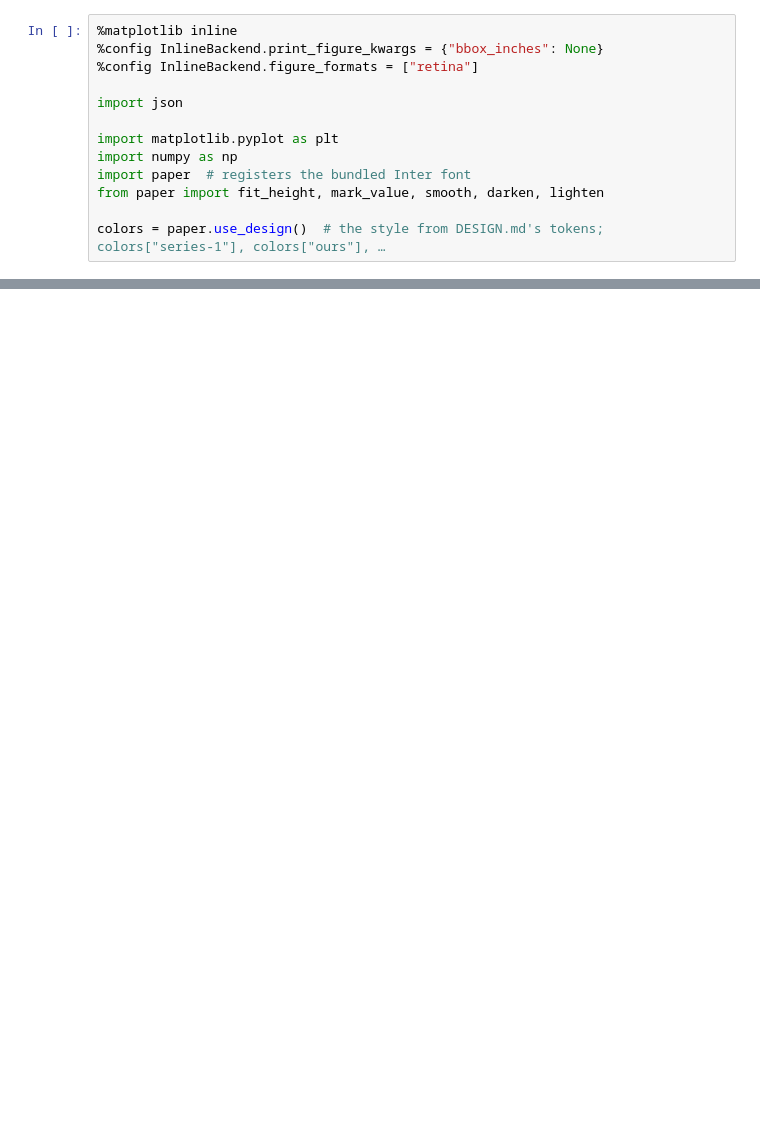
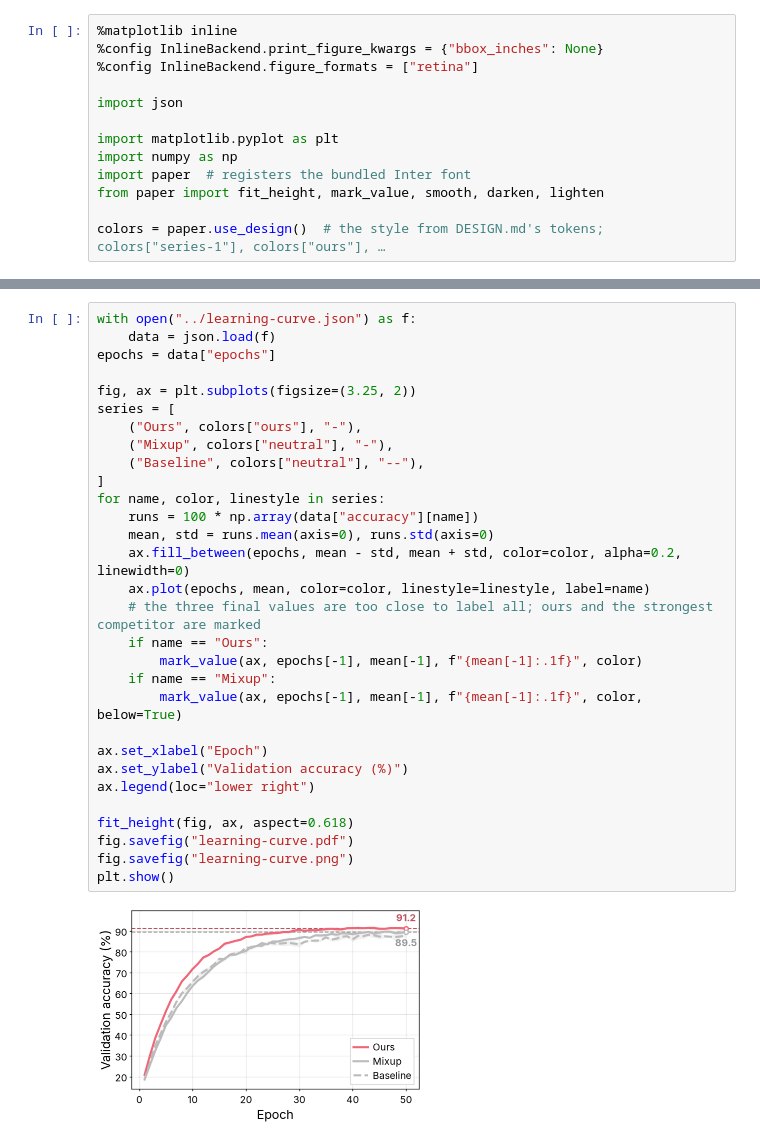
Before and after one commit to bigohofone/academic-figure-skill, a Jupyter notebook: examples/chart-types/line-chart.ipynb, the cells around one changed output, grey strips where cells are left out. Drawn from its saved outputs; the diff is of its cells as text; blank space fills up the shorter version.

```diff
--- a/examples/chart-types/line-chart.ipynb
+++ b/examples/chart-types/line-chart.ipynb
@@ -75,0 +18,32 @@ plt.show()
+# %%
+with open("../learning-curve.json") as f:
+    data = json.load(f)
+epochs = data["epochs"]
+
+fig, ax = plt.subplots(figsize=(3.25, 2))
+series = [
+    ("Ours", colors["ours"], "-"),
+    ("Mixup", colors["neutral"], "-"),
+    ("Baseline", colors["neutral"], "--"),
+]
+for name, color, linestyle in series:
+    runs = 100 * np.array(data["accuracy"][name])
+    mean, std = runs.mean(axis=0), runs.std(axis=0)
+    ax.fill_between(epochs, mean - std, mean + std, color=color, alpha=0.2, linewidth=0)
+    ax.plot(epochs, mean, color=color, linestyle=linestyle, label=name)
+    # the three final values are too close to label all; ours and the strongest competitor are marked
+    if name == "Ours":
+        mark_value(ax, epochs[-1], mean[-1], f"{mean[-1]:.1f}", color)
+    if name == "Mixup":
+        mark_value(ax, epochs[-1], mean[-1], f"{mean[-1]:.1f}", color, below=True)
+
+ax.set_xlabel("Epoch")
+ax.set_ylabel("Validation accuracy (%)")
+ax.legend(loc="lower right")
+
+fit_height(fig, ax, aspect=0.618)
+fig.savefig("learning-curve.pdf")
+fig.savefig("learning-curve.png")
+plt.show()
+# %% [output]
+[figure, added]
```
Also changed, not shown: parts of 5 cells of this notebook, 29 other files.
